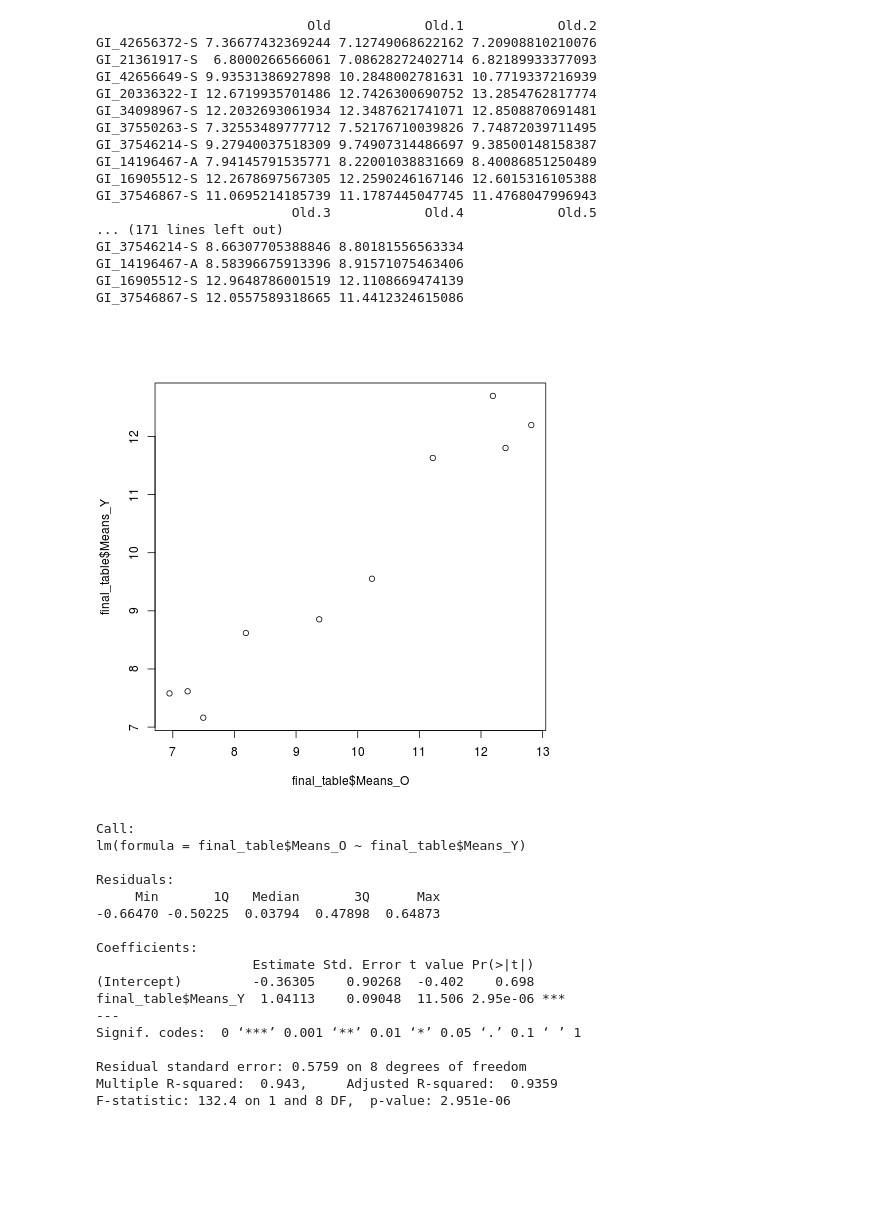
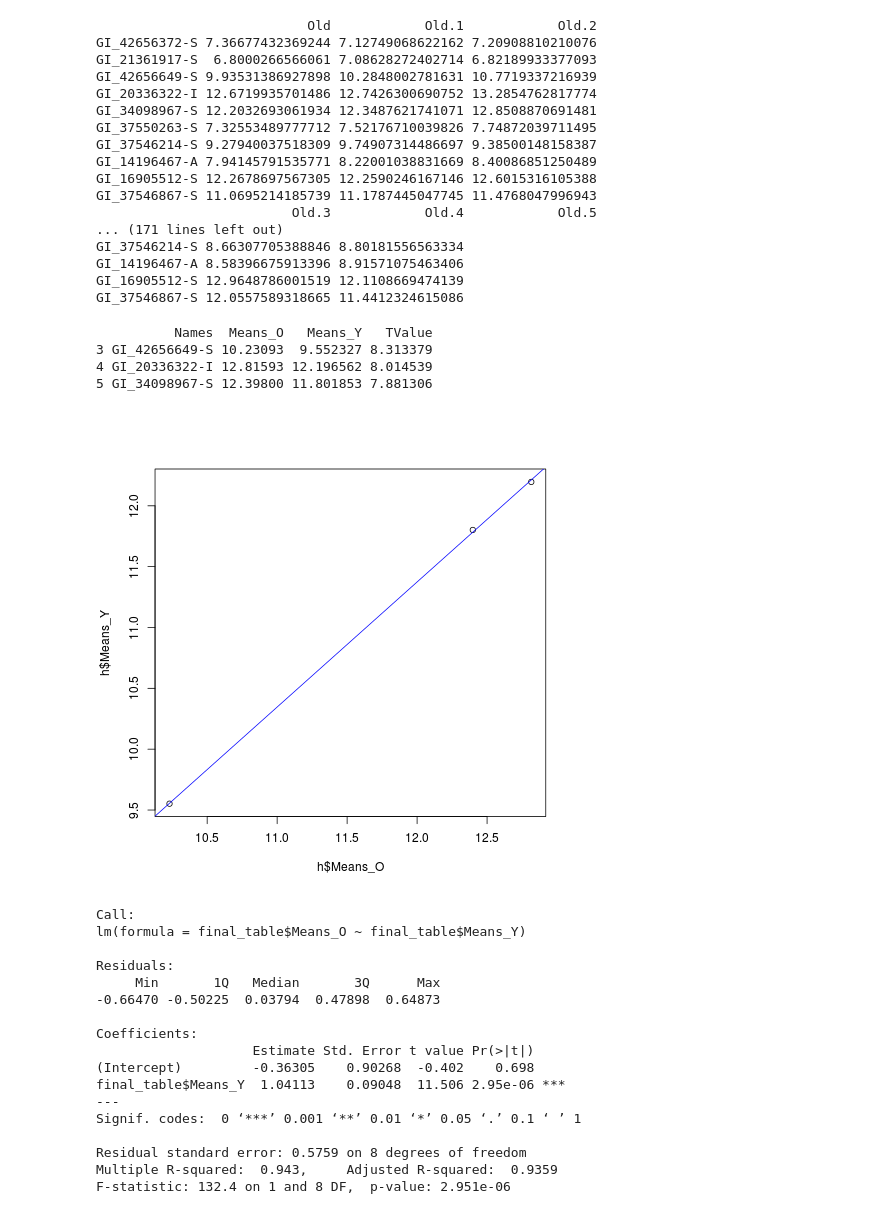
Before and after one commit to Patrickzhou/data-analysis-template, a Jupyter notebook: notebooks/NB3_data_analysis.ipynb, the cells around one changed output. Drawn from its saved outputs; the diff is of its cells as text; code cells hidden in the pictures; blank space fills up the shorter version.

```diff
--- a/notebooks/NB3_data_analysis.ipynb
+++ b/notebooks/NB3_data_analysis.ipynb
@@ -245,9 +236,9 @@ print(table_sorted)
 # %%
 %%R
 
-#get top 10
-final_table <- table_sorted[1:10,]
-rownames(final_table) <- c(1:10)
+#get top 12
+final_table <- table_sorted[1:12,]
+rownames(final_table) <- c(1:12)
 
 print(final_table)
 # %% [output]
@@ -462,11 +483,19 @@ GI_37546214-S 8.66307705388846 8.80181556563334
 GI_14196467-A 8.58396675913396 8.91571075463406
 GI_16905512-S 12.9648786001519 12.1108669474139
 GI_37546867-S 12.0557589318665 11.4412324615086
-# %%
-%%R
-plot(final_table$Means_O,final_table$Means_Y)
-# %% [output]
-[figure, removed]
+# %%
+%%R
+h = print(final_table[3:5,])
+plot(h$Means_O,h$Means_Y)
+
+m_h = lm(h$Means_Y~h$Means_O)
+abline(m_h,col='blue')
+# %% [output]
+          Names  Means_O   Means_Y   TValue
+3 GI_42656649-S 10.23093  9.552327 8.313379
+4 GI_20336322-I 12.81593 12.196562 8.014539
+5 GI_34098967-S 12.39800 11.801853 7.881306
+[figure, added]
 # %%
 %%R
 model = lm(final_table$Means_O ~ final_table$Means_Y)
```
Also changed, not shown: parts of 23 cells of this notebook.
